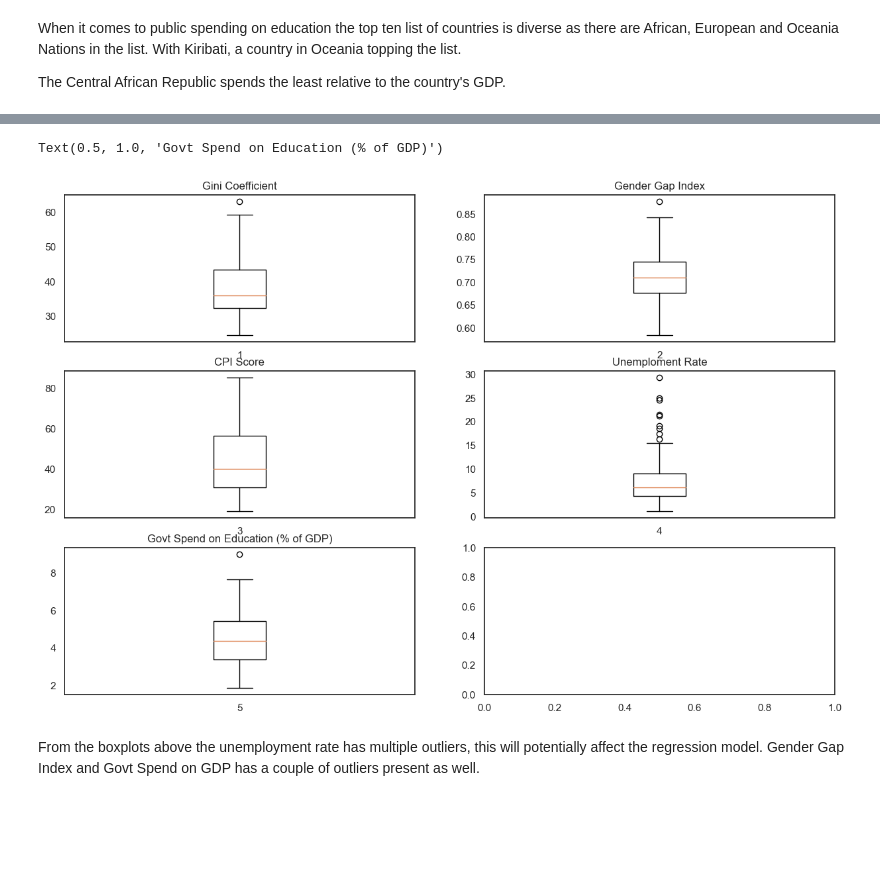
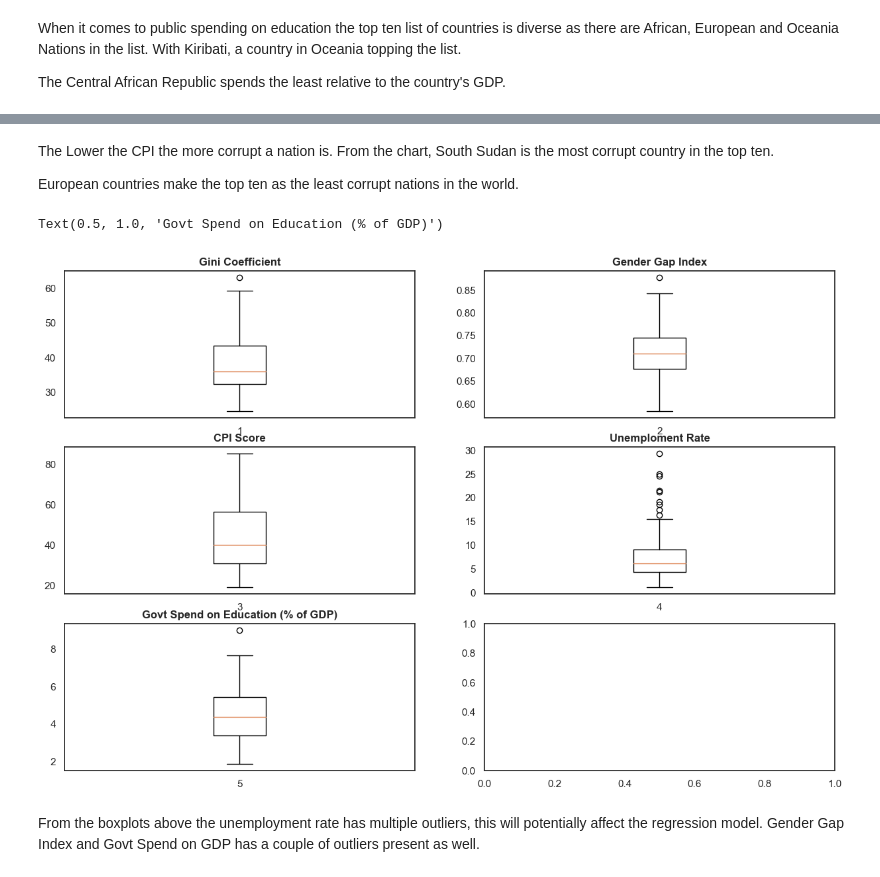
Before and after one commit to NigelGondo/Portfolio_Projects, a Jupyter notebook: World Income Inequality.ipynb, the cells around one changed output, grey strips where cells are left out. Cells and saved outputs as stored; diff of their text form; code cells hidden in the pictures; blank space fills up the shorter version.

```diff
--- a/World Income Inequality.ipynb
+++ b/World Income Inequality.ipynb
@@ -780,33 +851,45 @@ The Central African Republic spends the least relative to the country's GDP.
+# %% [markdown]
+The Lower the CPI the more corrupt a nation is. From the chart, South Sudan is the most corrupt country in the top ten.
+
+European countries make the top ten as the least corrupt nations in the world.
 # %%
 fig, axs = plt.subplots(3,2)
 
 axs[0,0].boxplot('Gini Coefficient',
                  labels = '1',
                  data = df_main_final)
-axs[0,0].set_title('Gini Coefficient')
+axs[0,0].set_title('Gini Coefficient',
+                   fontsize = 12,
+                   fontweight = 'bold')
 
 axs[0,1].boxplot('Gender Gap Score (0-1)',
                  labels = '2',
                  data = df_main_final)
-axs[0,1].set_title('Gender Gap Index')
+axs[0,1].set_title('Gender Gap Index',
+                   fontsize = 12,
+                   fontweight = 'bold')
 
 axs[1,0].boxplot('CPI Score',
                  labels = '3',
                  data = df_main_final)
-axs[1,0].set_title('CPI Score')
+axs[1,0].set_title('CPI Score',
+                   fontsize = 12,
+                   fontweight = 'bold')
 
 axs[1,1].boxplot('Unemployment Rate',
                  labels = '4',
                  data = df_main_final)
-axs[1,1].set_title('Unemploment Rate')
+axs[1,1].set_title('Unemploment Rate',
+                   fontsize = 12,
+                   fontweight = 'bold')
 
-axs[2,0].boxplot('Govt Spend on Education (% of GDP)',
-                 labels = '5',
-                 data = df_main_final)
-axs[2,0].set_title('Govt Spend on Education (% of GDP)')
+axs[2,0].boxplot('Govt Spend on Education (% of GDP)', labels = '5',data = df_main_final)
+axs[2,0].set_title('Govt Spend on Education (% of GDP)',
+                   fontsize = 12,
+                   fontweight = 'bold')
 # %% [output]
 Text(0.5, 1.0, 'Govt Spend on Education (% of GDP)')
-[figure, old version]
+[figure, new version]
 # %% [markdown]
 From the boxplots above the unemployment rate has multiple outliers, this will potentially affect the regression model. Gender Gap Index and Govt Spend on GDP has a couple of outliers present as well.
 # %%
```
Also changed, not shown: parts of 22 cells of this notebook.
